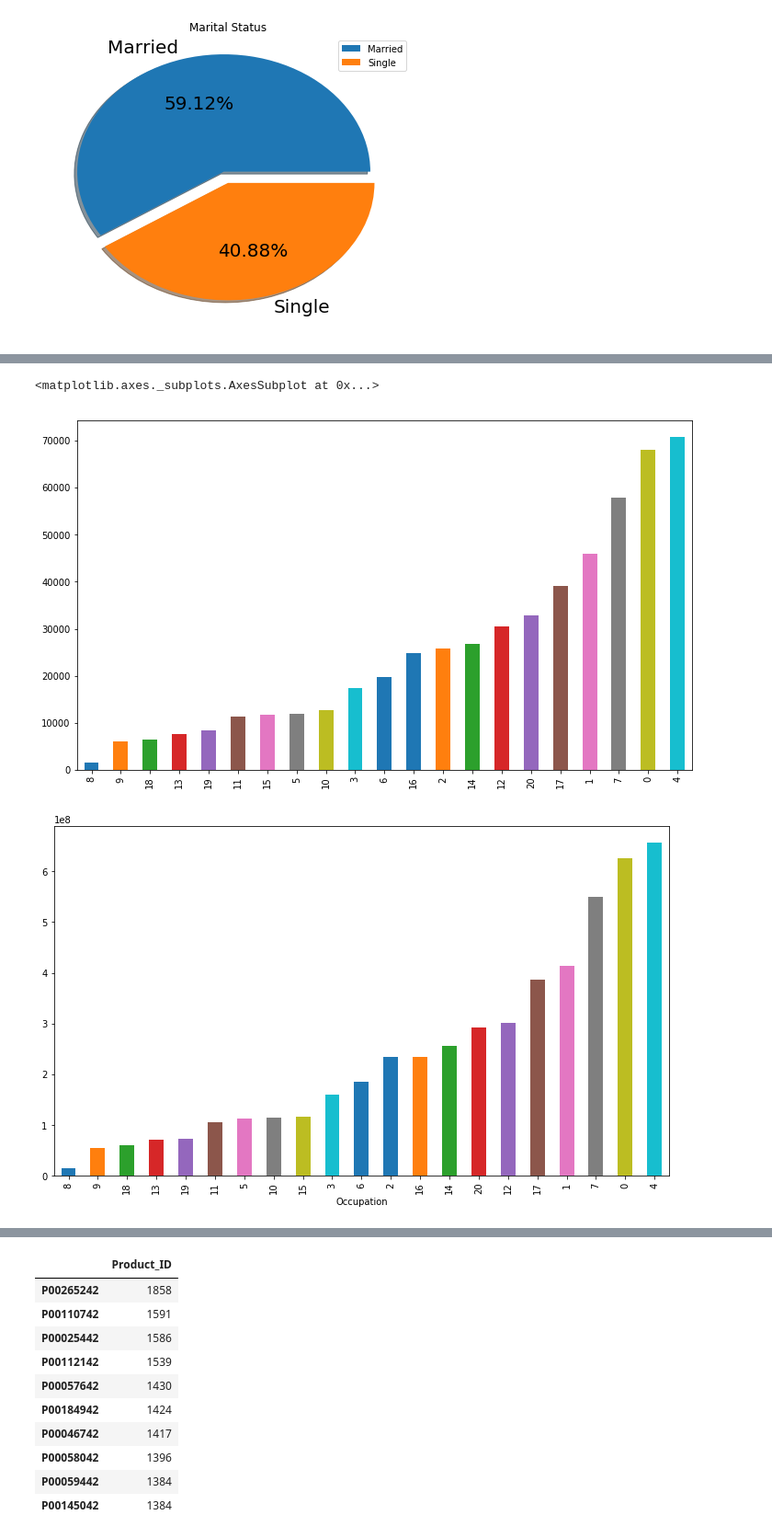
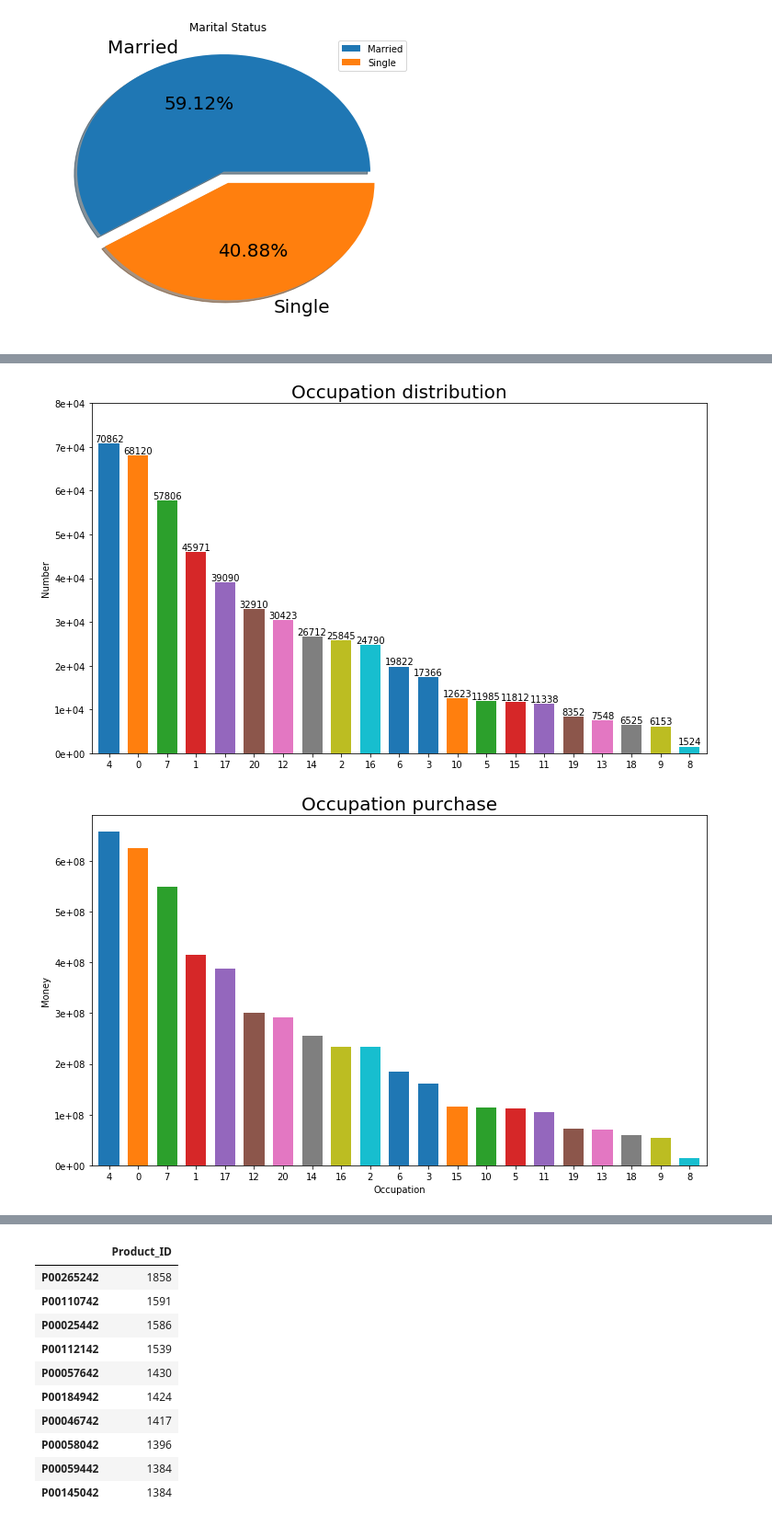
Before and after one commit to BraidyWu/black-friday, a Jupyter notebook: black_friday.ipynb, the cells around one changed output, grey strips where cells are left out. Shown at 92% size. Drawn from its saved outputs; the diff is of its cells as text; code cells hidden in the pictures.

```diff
--- a/black_friday.ipynb
+++ b/black_friday.ipynb
@@ -227,15 +213,31 @@ plt.show()
-# %%
-fig1, ax1 = plt.subplots(figsize=(12,7))
-df['Occupation'].value_counts().sort_values().plot('bar')
-# %% [output]
-<matplotlib.axes._subplots.AxesSubplot at 0x...>
-[figure, removed]
-# %%
-fig1, ax1 = plt.subplots(figsize=(12,7))
-temp = df.groupby('Occupation')['Purchase'].sum().sort_values()
-temp.plot.bar()
-plt.show()
-# %% [output]
-[figure, removed]
+# %%
+from matplotlib.ticker import FormatStrFormatter
+fig, ax = plt.subplots(figsize=(12,7))
+occupation_distribution = df['Occupation'].value_counts().sort_values(ascending=False)
+occupation_distribution.plot.bar(width=0.7)
+fig_config = {'color':'k', 'fontsize':'10', 'horizontalalignment':'center', 'verticalalignment':'bottom'}
+for index, value in enumerate(occupation_distribution):
+    ax.text(index, value, str(value), fig_config)
+ax.set_ylabel('Number')
+ax.set_ylim(bottom=0, top=80000)
+ax.set_title('Occupation distribution', fontsize=20)
+ax.yaxis.set_major_formatter(FormatStrFormatter('%.0e'))
+ax.set_xticklabels(occupation_distribution.index, rotation='horizontal')
+
+
+fig, ax = plt.subplots(figsize=(12,7))
+occupation_purchase = df.groupby('Occupation')['Purchase'].sum().sort_values(ascending=False)
+occupation_purchase.plot.bar(width=0.7)
+# fig_config = {'color':'k', 'fontsize':'10', 'horizontalalignment':'center', 'verticalalignment':'bottom'}
+# for index, value in enumerate(occupation_purchase):
+#     ax.text(index, value, str(value), fig_config)
+ax.set_ylabel('Money')
+ax.yaxis.set_major_formatter(FormatStrFormatter('%.0e'))
+ax.set_title('Occupation purchase', fontsize=20)
+ax.set_xticklabels(occupation_purchase.sort_values(ascending=False).index, rotation='horizontal')
+plt.show()
+# %% [output]
+[figure, added]
+[figure, added]
 # %%
 # Products
```
Also changed, not shown: parts of 10 cells of this notebook.
